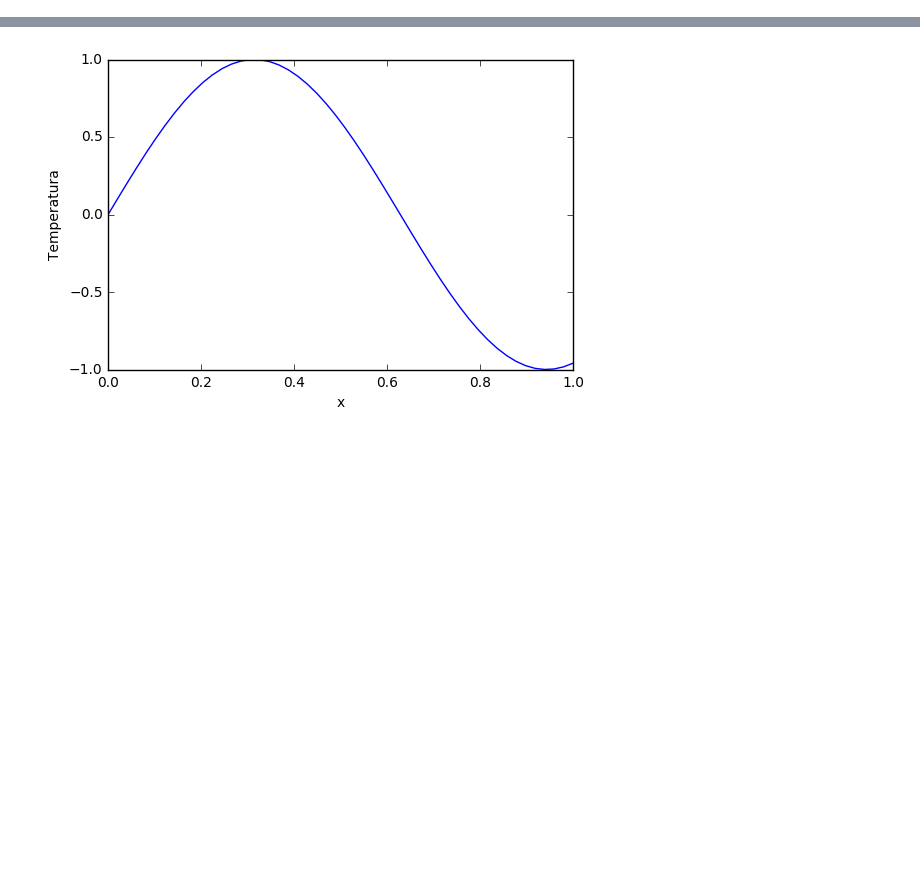
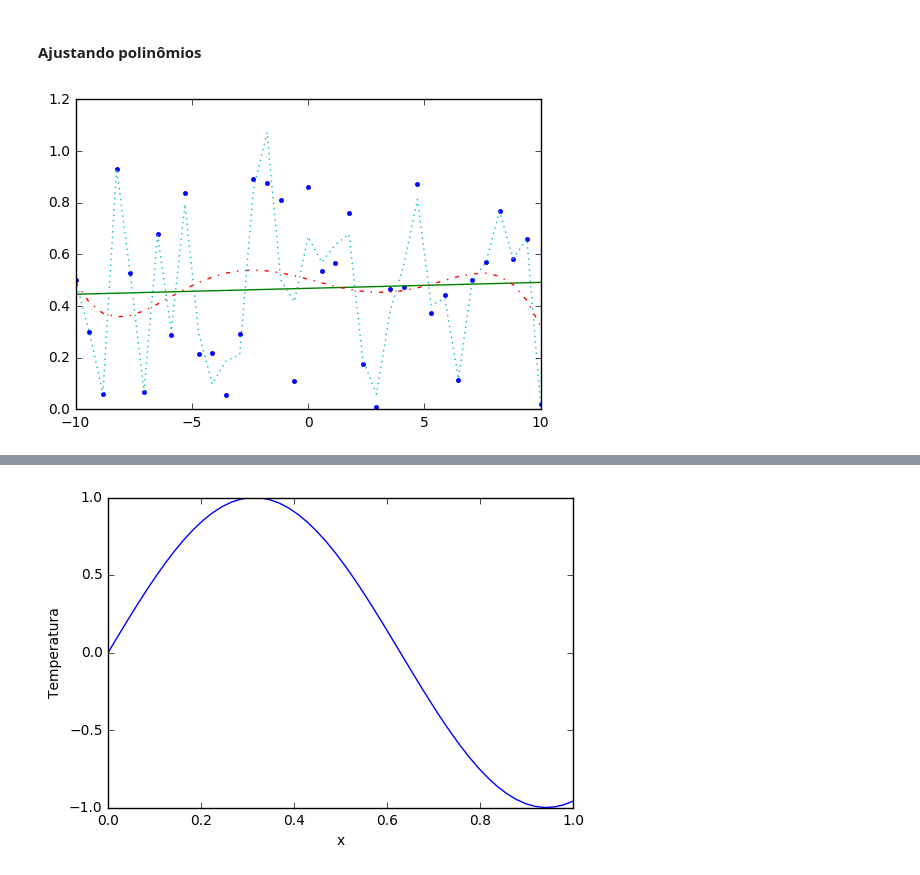
Before and after one commit to gpkc/Scientific-computing-with-python, a Jupyter notebook: Pyzza.ipynb, the cells around one changed output, grey strips where cells are left out. Cells and saved outputs as stored; diff of their text form; code cells hidden in the pictures; blank space fills up the shorter version.

```diff
--- a/Pyzza.ipynb
+++ b/Pyzza.ipynb
@@ -0,0 +109,16 @@
+# %% [markdown]
+#### Ajustando polinômios
+# %%
+x = numpy.linspace(-10, 10, 35)
+y = numpy.array(numpy.random.rand(35))
+
+adjusted3 = numpy.polyfit(x, y, 1)
+adjusted5 = numpy.polyfit(x, y, 5)
+adjusted30 = numpy.polyfit(x, y, 30)
+pyplot.plot(x,y, '.')
+pyplot.plot(x,numpy.poly1d(adjusted3)(x), '-')
+pyplot.plot(x,numpy.poly1d(adjusted5)(x), '-.')
+pyplot.plot(x,numpy.poly1d(adjusted30)(x), ':')
+pyplot.show()
+# %% [output]
+[figure, added]
```
Also changed, not shown: parts of 49 cells of this notebook, 4 other files.
